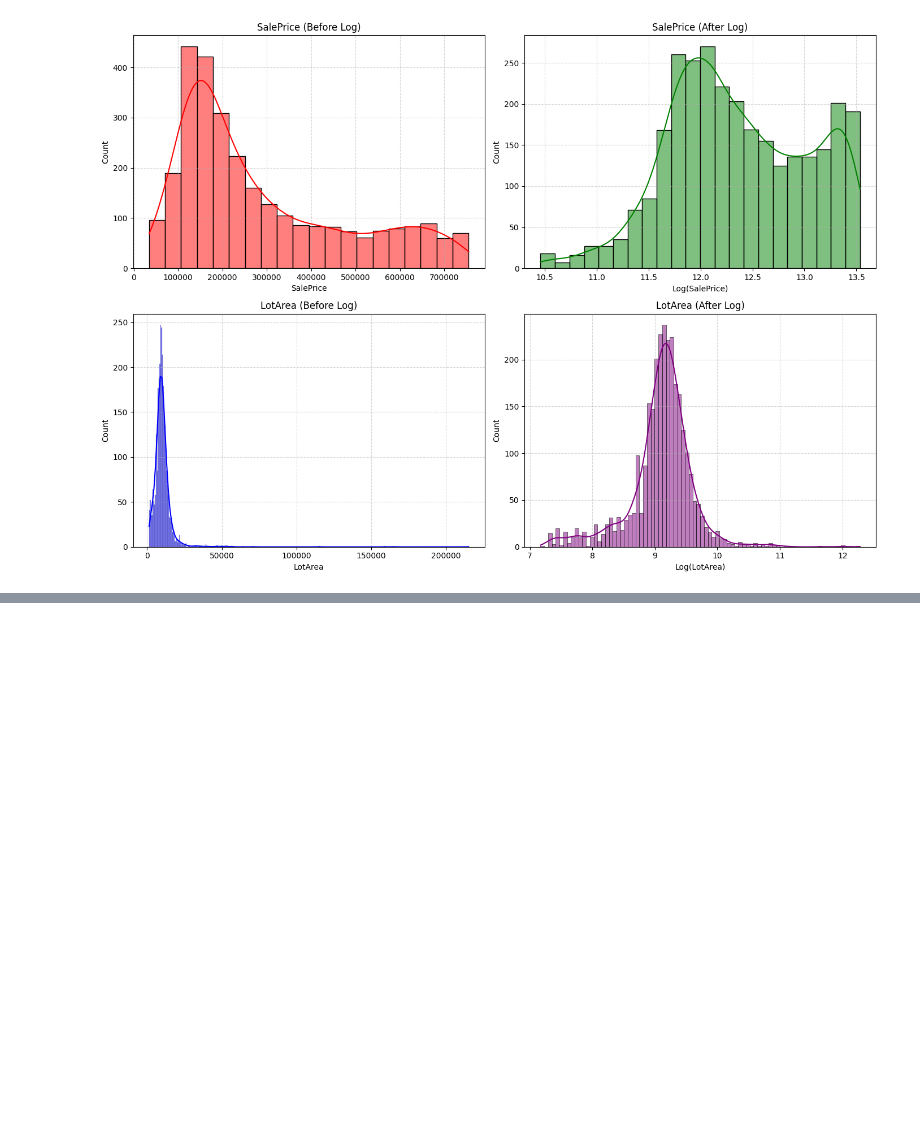
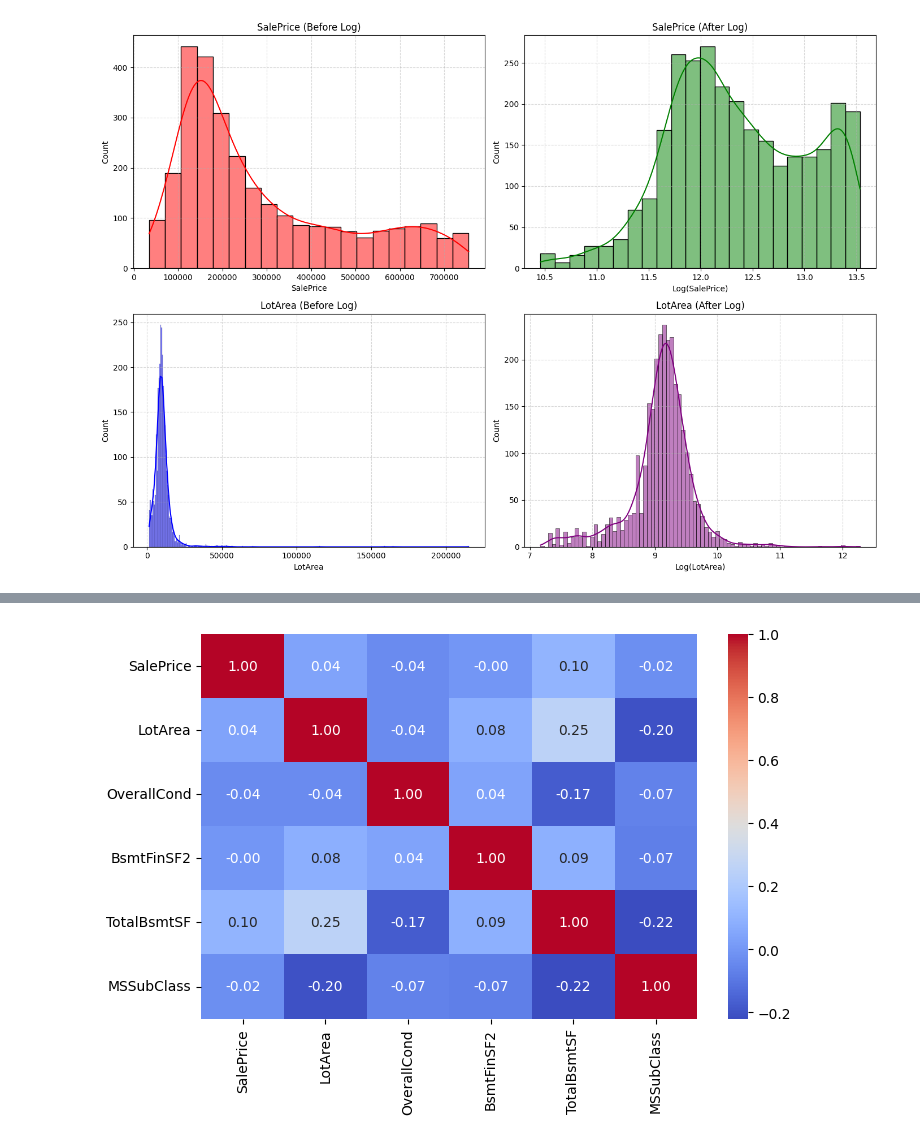
Before and after one commit to SachinGunjal001/House-Price-Prediction-Python-Analysis, a Jupyter notebook: HousePricePyAnalysis.ipynb, the cells around one changed output, grey strips where cells are left out. Saved outputs shown, nothing was run; the diff lists cells and outputs as text; code cells hidden in the pictures; blank space fills up the shorter version.

```diff
--- a/HousePricePyAnalysis.ipynb
+++ b/HousePricePyAnalysis.ipynb
@@ -494,0 +605,11 @@ plt.show()
+# %%
+continuous_features = ['LotArea','OverallCond','BsmtFinSF2','TotalBsmtSF','MSSubClass']
+
+cols = ['SalePrice'] + continuous_features
+corr = df[cols].corr()
+
+plt.figure(figsize=(8,5))
+sns.heatmap(corr, annot=True, cmap='coolwarm', fmt=".2f")
+plt.show()
+# %% [output]
+[figure, added]
```
Also changed, not shown: parts of 8 cells of this notebook.
